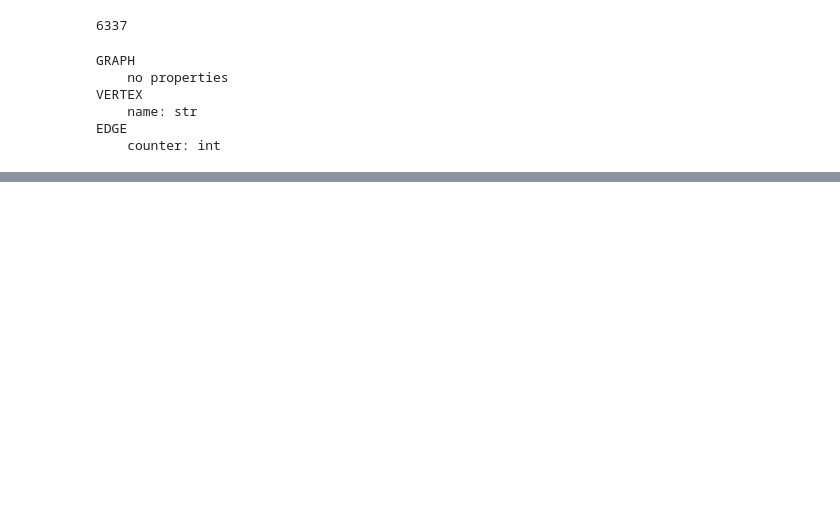
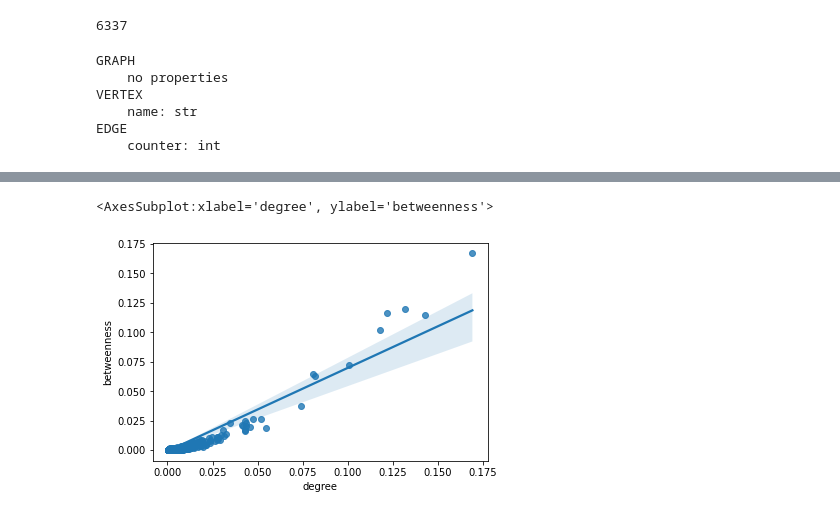
Before and after one commit to hashiprobr-classroom/parte-tecnica-do-projeto-grupoe, a Jupyter notebook: notebooks/Projeto - Rede.ipynb, the cells around one changed output, grey strips where cells are left out. Cells and saved outputs as stored; diff of their text form; code cells hidden in the pictures; blank space fills up the shorter version.

```diff
--- a/notebooks/Projeto - Rede.ipynb
+++ b/notebooks/Projeto - Rede.ipynb
@@ -199,0 +247,21 @@ EDGE
+# %%
+dc = degree_gt(g)
+
+g.vp['degree'] = dc
+
+bc, _ = centrality.betweenness(g)
+
+g.vp['betweenness'] = bc
+
+#cc = centrality.closeness(g)
+hcc = centrality.closeness(g, harmonic=True)
+g.vp['closeness'] = hcc
+
+_, ec = centrality.eigenvector(g)
+g.vp['eigenvector'] = ec
+
+c = clustering.local_clustering(g)
+g.vp['coefficient'] = c
+# %%
+df = pd.DataFrame({k: list(v) for k, v in g.vp.items()})
+df.head()
@@ -199,0 +277,5 @@ EDGE
+# %%
+sns.regplot(x=df['degree'], y=df['betweenness'])
+# %% [output]
+<AxesSubplot:xlabel='degree', ylabel='betweenness'>
+[figure, added]
```
Also changed, not shown: parts of 12 cells of this notebook.
